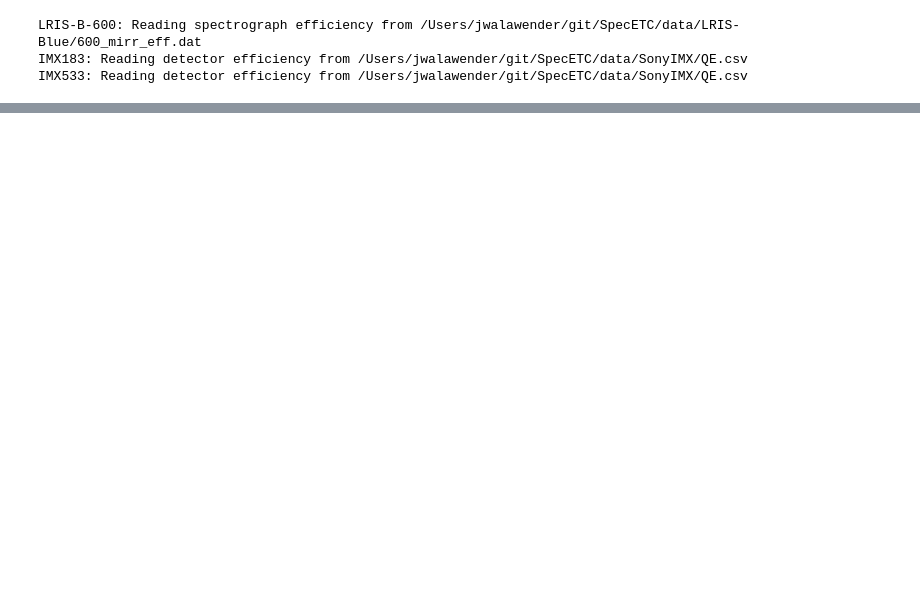
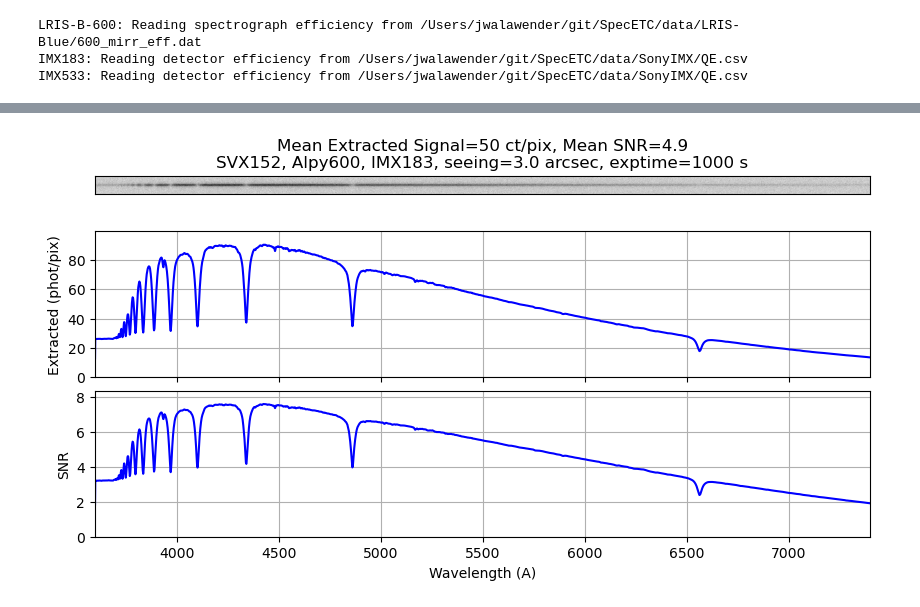
Before and after one commit to joshwalawender/SpecETC, a Jupyter notebook: Sandbox.ipynb, the cells around one changed output, grey strips where cells are left out. Drawn from its saved outputs; the diff is of its cells as text; code cells hidden in the pictures; blank space fills up the shorter version.

```diff
--- a/Sandbox.ipynb
+++ b/Sandbox.ipynb
@@ -24,0 +29,5 @@ extracted_spectrum, extracted_variance, image = SpecETC(sp, exptime=300*u.second
+# %%
+spec, var, im = SpecETC(sp, exptime=1000*u.second, seeing=3.0*u.arcsec,
+                        telescope=SVX152, spectrograph=Alpy600, detector=IMX183)
+# %% [output]
+[figure, added]
```
Also changed, not shown: parts of 7 cells of this notebook, 1 other file.
